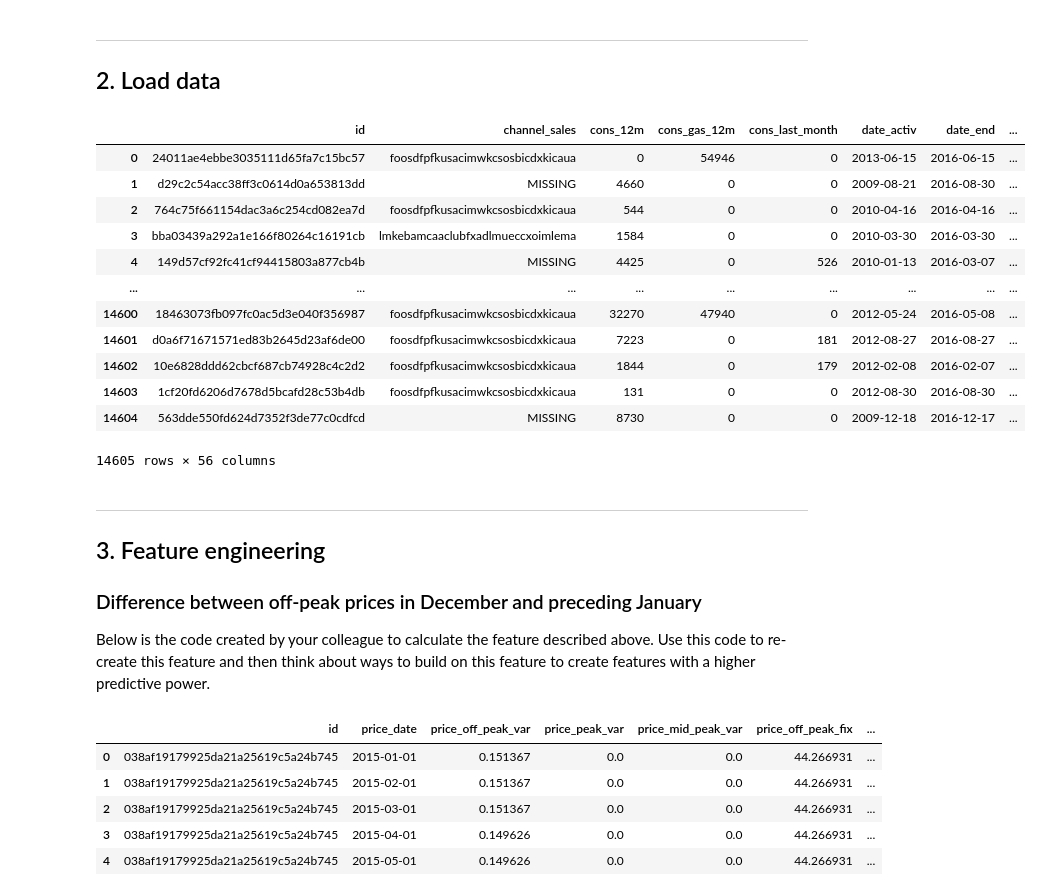
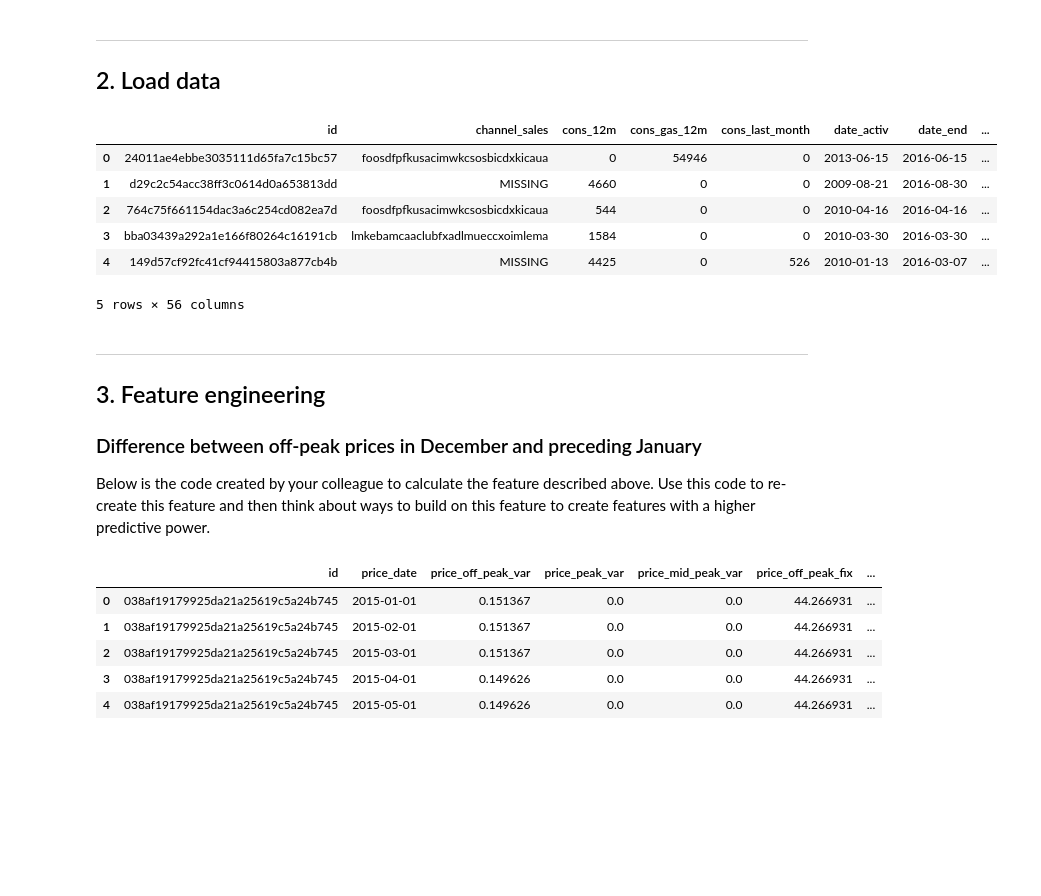
Before and after one commit to ImBharatkumar/BCG_customer_churn, a Jupyter notebook: src/notebook/feature_engineering.ipynb, the cells around one changed output. Saved outputs shown, nothing was run; the diff lists cells and outputs as text; code cells hidden in the pictures; blank space fills up the shorter version.

```diff
--- a/src/notebook/feature_engineering.ipynb
+++ b/src/notebook/feature_engineering.ipynb
@@ -27,27 +27,21 @@ from sklearn.metrics import confusion_matrix, ConfusionMatrixDisplay,classificat
 ---
 ## 2. Load data
 # %%
-df = pd.read_csv('D:\Projects\BCG_Internship\Data\clean_data_after_eda.csv')
+df = pd.read_csv('D:\Projects\BCG_Internship\src\data\clean_data_after_eda.csv')
 df["date_activ"] = pd.to_datetime(df["date_activ"], format='%Y-%m-%d')
 df["date_end"] = pd.to_datetime(df["date_end"], format='%Y-%m-%d')
 df["date_modif_prod"] = pd.to_datetime(df["date_modif_prod"], format='%Y-%m-%d')
 df["date_renewal"] = pd.to_datetime(df["date_renewal"], format='%Y-%m-%d')
 # %%
-df
+df.head()
 # %% [output]
 |  | id | channel_sales | cons_12m | cons_gas_12m | cons_last_month | date_activ | date_end | ... |
 | 0 | 24011ae4ebbe3035111d65fa7c15bc57 | foosdfpfkusacimwkcsosbicdxkicaua | 0 | 54946 | 0 | 2013-06-15 | 2016-06-15 | ... |
 | 1 | d29c2c54acc38ff3c0614d0a653813dd | MISSING | 4660 | 0 | 0 | 2009-08-21 | 2016-08-30 | ... |
 | 2 | 764c75f661154dac3a6c254cd082ea7d | foosdfpfkusacimwkcsosbicdxkicaua | 544 | 0 | 0 | 2010-04-16 | 2016-04-16 | ... |
 | 3 | bba03439a292a1e166f80264c16191cb | lmkebamcaaclubfxadlmueccxoimlema | 1584 | 0 | 0 | 2010-03-30 | 2016-03-30 | ... |
 | 4 | 149d57cf92fc41cf94415803a877cb4b | MISSING | 4425 | 0 | 526 | 2010-01-13 | 2016-03-07 | ... |
-| ... | ... | ... | ... | ... | ... | ... | ... | ... |
-| 14600 | 18463073fb097fc0ac5d3e040f356987 | foosdfpfkusacimwkcsosbicdxkicaua | 32270 | 47940 | 0 | 2012-05-24 | 2016-05-08 | ... |
-| 14601 | d0a6f71671571ed83b2645d23af6de00 | foosdfpfkusacimwkcsosbicdxkicaua | 7223 | 0 | 181 | 2012-08-27 | 2016-08-27 | ... |
-| 14602 | 10e6828ddd62cbcf687cb74928c4c2d2 | foosdfpfkusacimwkcsosbicdxkicaua | 1844 | 0 | 179 | 2012-02-08 | 2016-02-07 | ... |
-| 14603 | 1cf20fd6206d7678d5bcafd28c53b4db | foosdfpfkusacimwkcsosbicdxkicaua | 131 | 0 | 0 | 2012-08-30 | 2016-08-30 | ... |
-| 14604 | 563dde550fd624d7352f3de77c0cdfcd | MISSING | 8730 | 0 | 0 | 2009-12-18 | 2016-12-17 | ... |
-14605 rows × 56 columns
+5 rows × 56 columns
 # %% [markdown]
 ---
 
@@ -55,5 +49,7 @@ df
 
 ### Difference between off-peak prices in December and preceding January
 
-Below is the code created by your colleague to calculate the feature described above. Use this code to re-create this feature and then think about ways to build on this feature to create features with a higher predictive power.
+Below is the code created by your colleague to calculate the feature described above.
+Use this code to re-create this feature and then think about ways to build on this feature
+to create features with a higher predictive power.
 # %%
```
Also changed, not shown: parts of 7 cells of this notebook, 8 other files.
